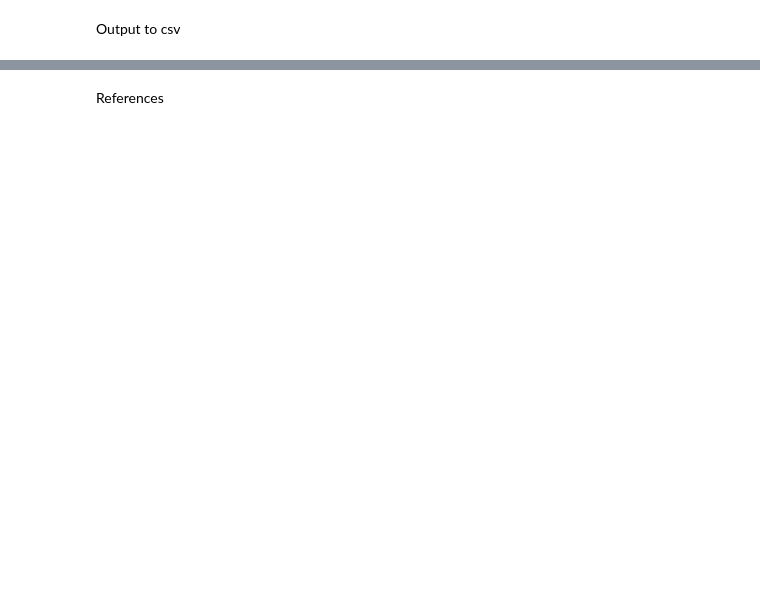
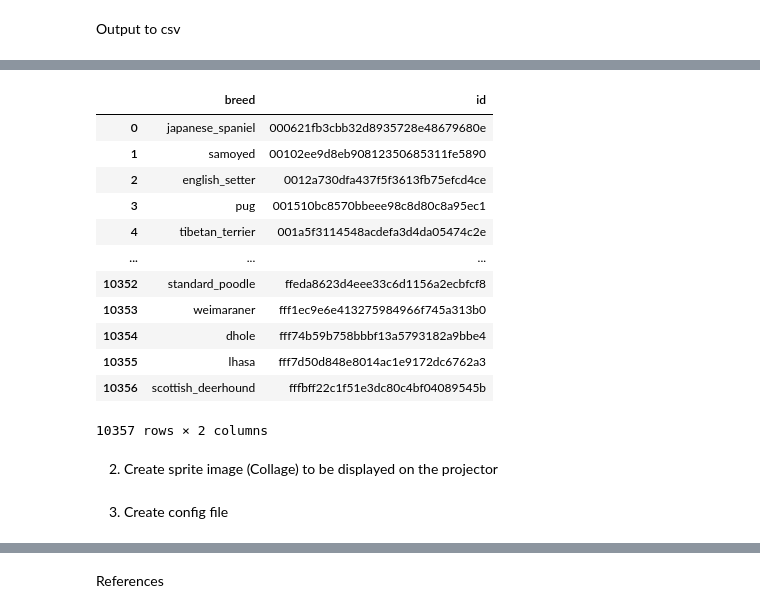
Before and after one commit to 20168111/CV_Dog_Breed_Classifier, a Jupyter notebook: Dog_Breed_Classifier.ipynb, the cells around one changed output, grey strips where cells are left out. Saved outputs shown, nothing was run; the diff lists cells and outputs as text; code cells hidden in the pictures; blank space fills up the shorter version.

Commit message:
Added Feature Extraction, Tensorboard Projector
Feature Extraction using ResNet,
Displaying Image Features on Tensorboard Projector using features extracted using ResNet

```diff
--- a/Dog_Breed_Classifier.ipynb
+++ b/Dog_Breed_Classifier.ipynb
@@ -492,0 +684,32 @@ submission.head()
+# %%
+# Reversing OHE array
+
+# Label each img/file to its predicted breed
+def reverse_OHE(row):
+    for c in meta_df.columns:
+        if row[c]==1:
+            return c
+# %%
+reverse_meta_df = pd.DataFrame(meta_df.apply(reverse_OHE, axis=1))
+# %%
+# Joining img id
+reverse_meta_df = reverse_meta_df.join(meta_df['id'])
+# %%
+# Rename headers
+reverse_meta_df.columns = ['breed', 'id']
+# %%
+reverse_meta_df
+# %% [output]
+|  | breed | id |
+| 0 | japanese_spaniel | 000621fb3cbb32d8935728e48679680e |
+| 1 | samoyed | 00102ee9d8eb90812350685311fe5890 |
+| 2 | english_setter | 0012a730dfa437f5f3613fb75efcd4ce |
+| 3 | pug | 001510bc8570bbeee98c8d80c8a95ec1 |
+| 4 | tibetan_terrier | 001a5f3114548acdefa3d4da05474c2e |
+| ... | ... | ... |
+| 10352 | standard_poodle | ffeda8623d4eee33c6d1156a2ecbfcf8 |
+| 10353 | weimaraner | fff1ec9e6e413275984966f745a313b0 |
+| 10354 | dhole | fff74b59b758bbbf13a5793182a9bbe4 |
+| 10355 | lhasa | fff7d50d848e8014ac1e9172dc6762a3 |
+| 10356 | scottish_deerhound | fffbff22c1f51e3dc80c4bf04089545b |
+10357 rows × 2 columns
@@ -492,0 +720,2 @@ submission.head()
+# %% [markdown]
+2. Create sprite image (Collage) to be displayed on the projector
@@ -492,0 +725,2 @@ submission.head()
+# %% [markdown]
+3. Create config file
```
Also changed, not shown: parts of 79 cells of this notebook.
